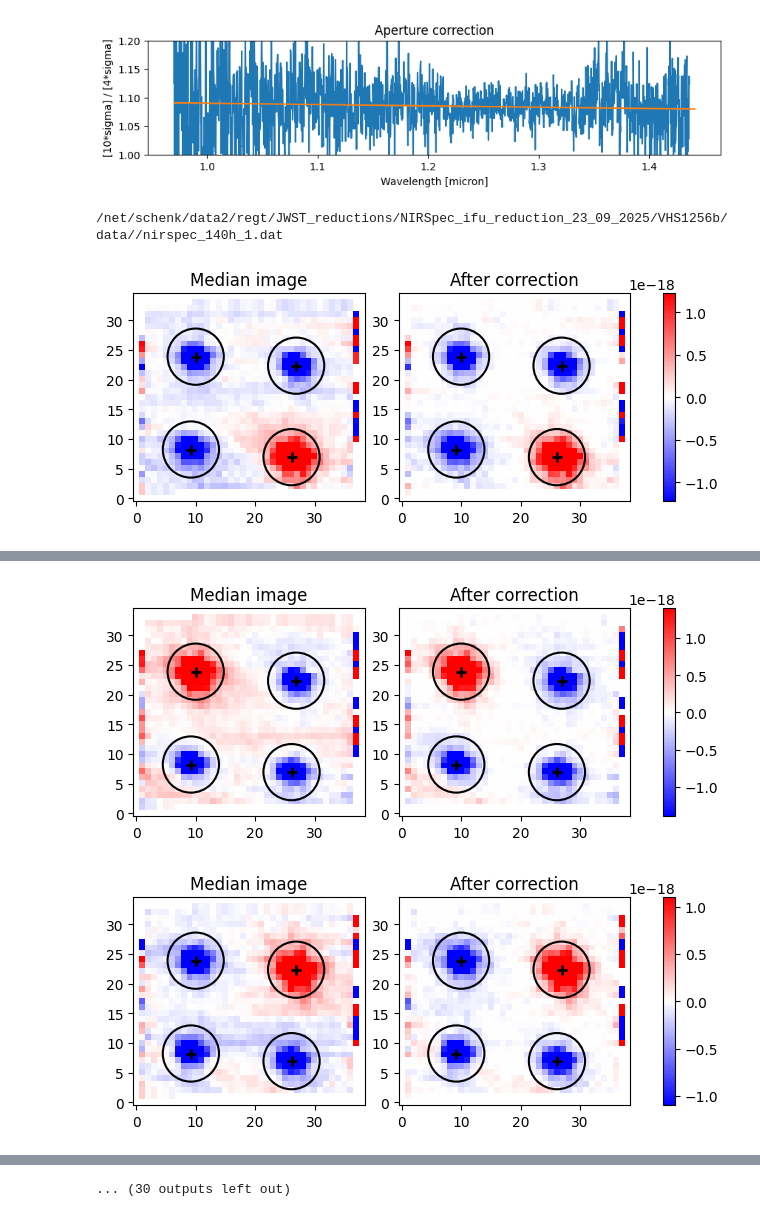
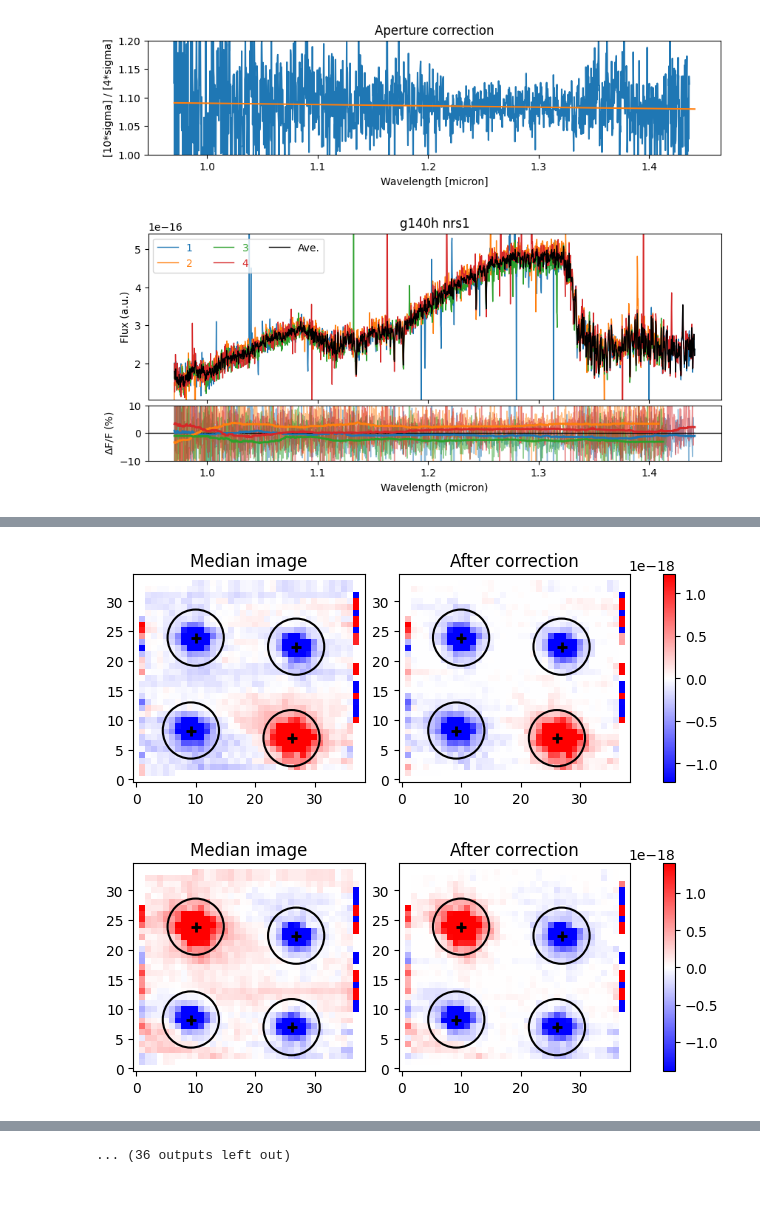
Before and after one commit to samderegt/retrieval_base, a Jupyter notebook: JWST_VHS_1256B/extraction.ipynb, the cells around one changed output, grey strips where cells are left out. Saved outputs shown, nothing was run; the diff lists cells and outputs as text; code cells hidden in the pictures.

Commit message:
Combined enhancement of elements

```diff
--- a/JWST_VHS_1256B/extraction.ipynb
+++ b/JWST_VHS_1256B/extraction.ipynb
@@ -8,30 +9,51 @@ from extraction_tools import NIRSpecExtraction
 path = '/net/schenk/data2/regt/JWST_reductions/NIRSpec_ifu_reduction_23_09_2025/VHS1256b/data/'
 # %%
 grating_info = {'g140h': ('03106','f100lp',10), 'g235h':('03102','f170lp',13), 'g395h':('03104','f290lp',16)}
+# grating_info = {'g140h': ('03106','f100lp',10)}
 # grating_info = {'g235h':('03102','f170lp',13)}
+# grating_info = {'g395h':('03104','f290lp',16)}
 for grating, (obs_id, filter, sigma_clip) in grating_info.items():
 
     for detector in ['nrs1', 'nrs2']:
         file_combined = f'{path}/stage3/{filter}_{grating}_{detector}_{grating}-{filter}_s3d.fits'
         files_dither = [
+        #     f'{path}/_stage2/jw01386013001_{obs_id}_{dither+1:05d}_{detector}_s3d.fits'
             f'{path}/stage2/jw01386013001_{obs_id}_{dither+1:05d}_{detector}_s3d.fits'
             for dither in range(4)
         ]
-
-        hdu = fits.open(file_combined)
-        # print(hdu['PRIMARY'].header)
-        # print(grating, detector, [fits.getval(filename, keyword='TIME-OBS') for filename in files_dither])
-        # continue
+        print(f'{path}/nirspec_{grating[1:]}_{detector[-1:]}.dat')
+        print(grating, detector, [fits.getval(filename, keyword='TIME-OBS') for filename in files_dither])
 
         SE = NIRSpecExtraction(file_combined, files_dither, grating, detector)
         SE.fit_aperture_on_combined((27,24))
         SE.fit_aperture_on_dithers((26, 7), (10, 24), (27, 23), (9, 8))
         SE.correct_dithers(plot=True)
         SE.extract_1d_dithers(radius=4)
-        SE.combine_dithers(sigma_clip=sigma_clip, plot=True)#, xlim=(2.05,2.2))
-
+        # SE.aperture_correction_from_dithers(radius_tot=6)
+        SE.combine_dithers(sigma_clip=sigma_clip, plot=True)
         SE.aperture_correction_from_combined(radius=4, radius_tot=10, plot=True)
 
-        print(f'{path}/nirspec_{grating[1:]}_{detector[-1:]}.dat')
-        # SE.save_spectrum(f'{path}/nirspec_{grating[1:]}_{detector[-1:]}.dat')
+        SE.save_spectrum(f'{path}/new_nirspec_{grating[1:]}_{detector[-1:]}.dat')
+
+        fig, (ax, ax_diff) = plt.subplots(figsize=(10,4), nrows=2, gridspec_kw={'height_ratios':[3,1], 'hspace':0.05}, sharex=True)
+        for j, data_j in enumerate(SE.data_dither):
+            ax.plot(data_j['wave'], data_j['flux'], label=f'{j+1}', lw=1)
+
+            diff = np.interp(SE.wave, data_j['wave'], data_j['flux']) - SE.flux/SE.correction_factor
+            diff /= (SE.flux/SE.correction_factor)
+            diff *= 100
+            ax_diff.plot(SE.wave, diff, label=f'{j+1}', color=f'C{j}', lw=1, alpha=0.5)
+            ax_diff.plot(SE.wave, median_filter(diff, size=201), color=f'C{j}', lw=2, zorder=10)
+
+        ax.plot(SE.wave, SE.flux/SE.correction_factor, color='k', lw=1, label='Ave.', zorder=11)
+        # ax.plot(SE.wave, SE.flux_combined/SE.correction_factor, color='cyan', lw=1)
+        # ax_diff.plot(SE.wave, (SE.flux_combined-SE.flux)/SE.flux*100, color='cyan', lw=1)
+
+        ylim = np.nanpercentile(SE.flux/SE.correction_factor, [1,99]) + np.array([-0.5e-16,+0.5e-16])
+        ax.set(xlabel='Wavelength (micron)', ylabel='Flux (a.u.)', title=f'{grating} {detector}', ylim=ylim)
+        ax.legend(labelcolor='linecolor', ncol=3)
+        ax_diff.axhline(0, color='k', lw=1)
+        ax_diff.set(xlabel='Wavelength (micron)', ylabel=r'${\rm\Delta F/F}$ (%)', ylim=(-10,10))
+        plt.savefig(f'nirspec_{grating}_{detector}_extracted_spectra.png', dpi=300, bbox_inches='tight')
+        plt.show()
 # %% [output]
@@ -43,3 +67,2 @@ for grating, (obs_id, filter, sigma_clip) in grating_info.items():
 [figure]
-/net/schenk/data2/regt/JWST_reductions/NIRSpec_ifu_reduction_23_09_2025/VHS1256b/data//nirspec_140h_1.dat
-[figure, old version]
+[figure, new version]
@@ -46,2 +71,2 @@ for grating, (obs_id, filter, sigma_clip) in grating_info.items():
-[figure, old version]
+[figure, new version]
-[figure, old version]
+[figure, new version]
@@ -50 +74 @@ for grating, (obs_id, filter, sigma_clip) in grating_info.items():
-... (30 outputs left out)
+... (36 outputs left out)
```
Also changed, not shown: parts of 5 cells of this notebook, 4 other files.
